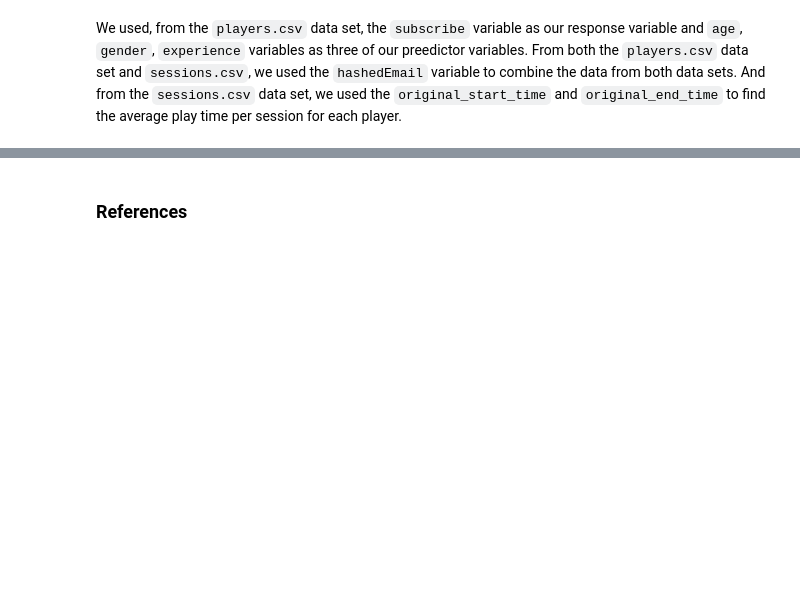
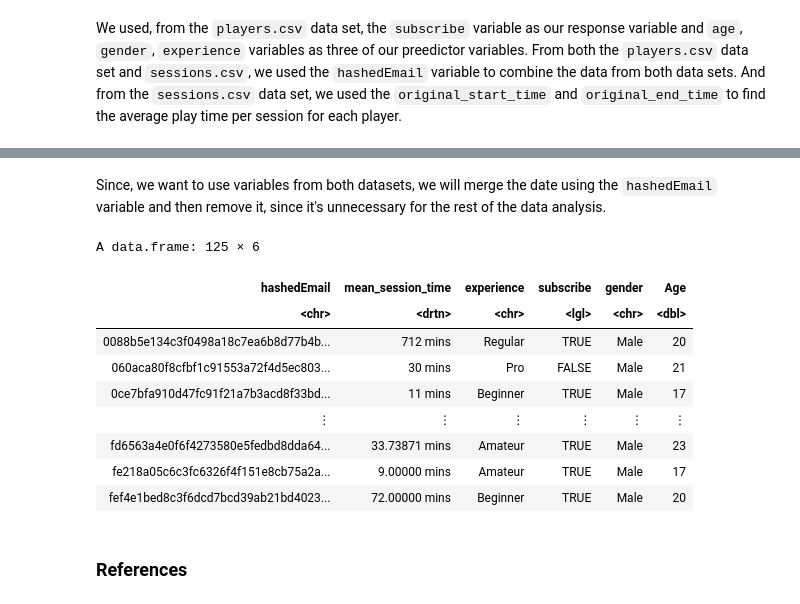
Before and after one commit to sarahmontgomery04/dsci-100-2025w2-group-13, a Jupyter notebook: Project Final Report.ipynb, the cells around one changed output, grey strips where cells are left out. Saved outputs shown, nothing was run; the diff lists cells and outputs as text; code cells hidden in the pictures; blank space fills up the shorter version.

```diff
--- a/Project Final Report.ipynb
+++ b/Project Final Report.ipynb
@@ -36,0 +136,4 @@ We used, from the `players.csv` data set, the `subscribe` variable as our respon
+# %%
+players_tidy <- players |>
+    select(-name, -played_hours)
+players_tidy
@@ -36,0 +153,12 @@ We used, from the `players.csv` data set, the `subscribe` variable as our respon
+# %%
+sessions_tidy <- sessions |>
+    select(hashedEmail, start_time, end_time) |>
+    separate(start_time, into = c("start_date", "start_time"), sep = " ") |>
+    separate(end_time, into = c("end_date", "end_time"), sep = " ") |>
+    mutate(start_time = as.POSIXct(start_time, format = "%H:%M")) |>
+    mutate(end_time = as.POSIXct(end_time, format = "%H:%M")) |>
+    mutate(total_time = abs(start_time - end_time)) |>
+    select(hashedEmail, total_time) |>
+    group_by(hashedEmail) |>
+    summarize(mean_session_time = mean(total_time))
+sessions_tidy
@@ -37,3 +176,19 @@ We used, from the `players.csv` data set, the `subscribe` variable as our respon
+# %% [markdown]
+Since, we want to use variables from both datasets, we will merge the date using the `hashedEmail` variable and then remove it, since it's unnecessary for the rest of the data analysis.
+# %%
+plaicraft_data <- merge(sessions_tidy, players_tidy, by = "hashedEmail")
+plaicraft_data
+# %% [output]
+A data.frame: 125 × 6
+| hashedEmail | mean_session_time | experience | subscribe | gender | Age |
+| <chr> | <drtn> | <chr> | <lgl> | <chr> | <dbl> |
+| 0088b5e134c3f0498a18c7ea6b8d77b4b... | 712 mins | Regular | TRUE | Male | 20 |
+| 060aca80f8cfbf1c91553a72f4d5ec803... | 30 mins | Pro | FALSE | Male | 21 |
+| 0ce7bfa910d47fc91f21a7b3acd8f33bd... | 11 mins | Beginner | TRUE | Male | 17 |
+| ⋮ | ⋮ | ⋮ | ⋮ | ⋮ | ⋮ |
+| fd6563a4e0f6f4273580e5fedbd8dda64... | 33.73871 mins | Amateur | TRUE | Male | 23 |
+| fe218a05c6c3fc6326f4f151e8cb75a2a... | 9.00000 mins | Amateur | TRUE | Male | 17 |
+| fef4e1bed8c3f6dcd7bcd39ab21bd4023... | 72.00000 mins | Beginner | TRUE | Male | 20 |
 # %% [markdown]
 ### References
 # %% [markdown]
```
Also changed, not shown: parts of 12 cells of this notebook.
